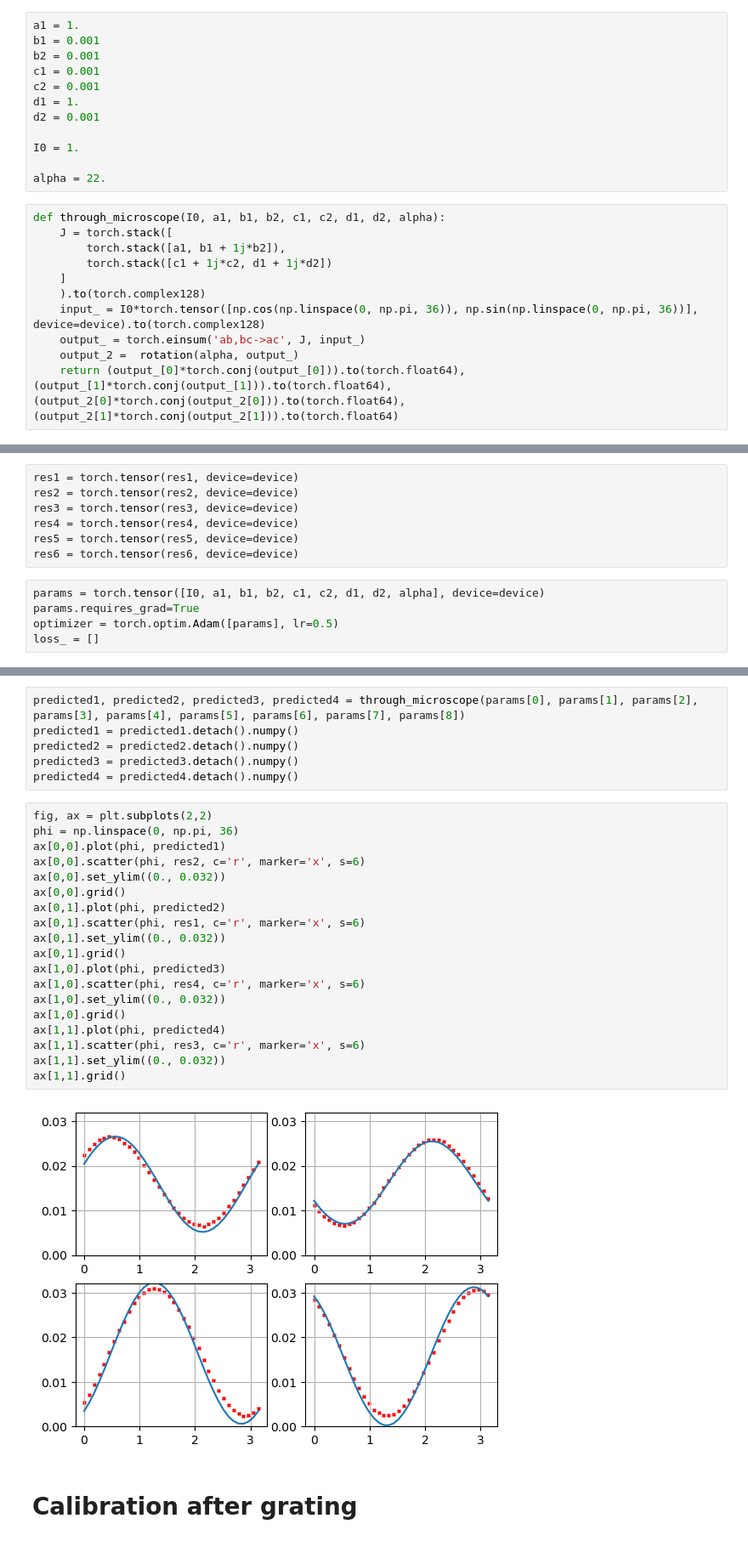
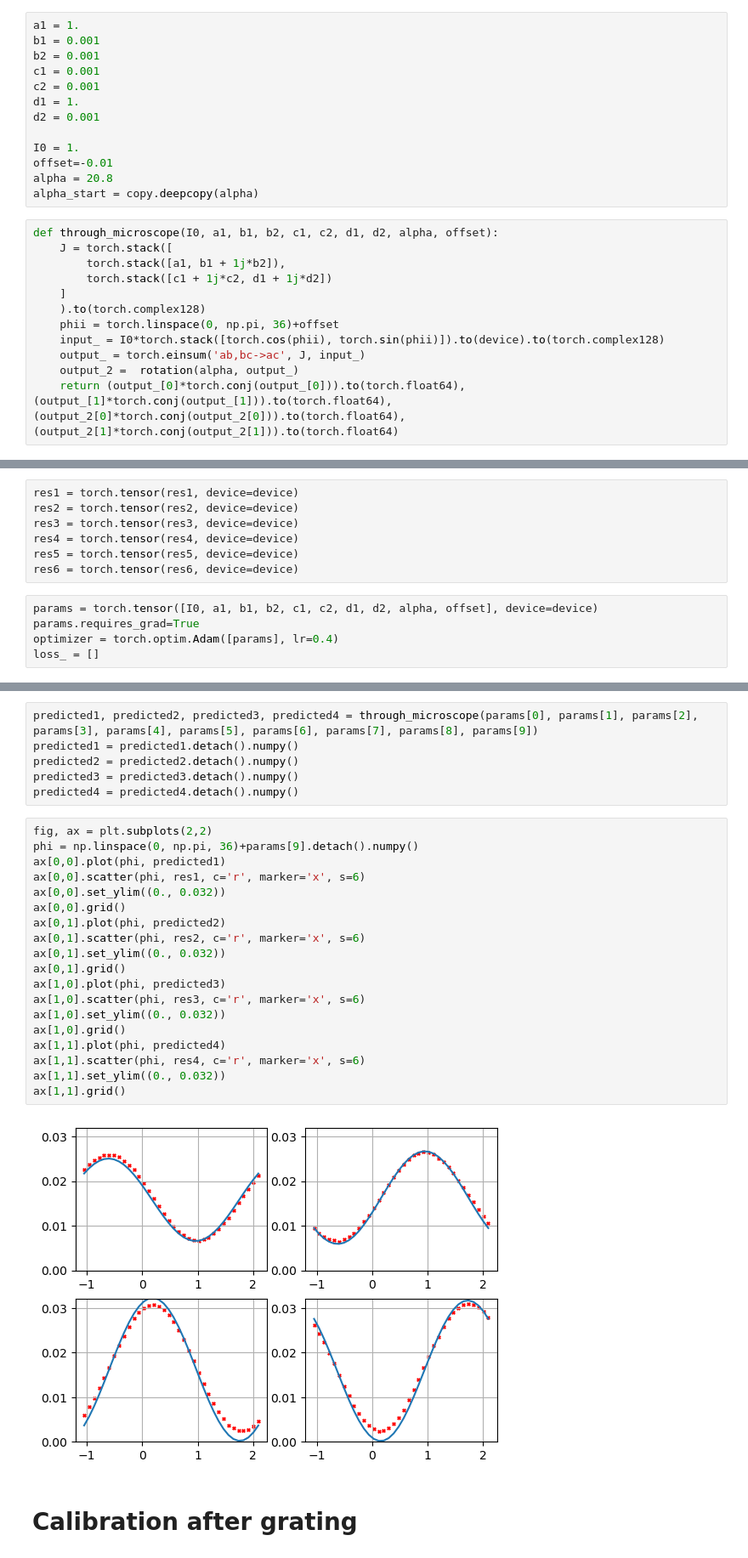
Before and after one commit to aautric/4polarMFM_these, a Jupyter notebook: Calibration_polar.ipynb, the cells around one changed output, grey strips where cells are left out. Shown at 85% size. Drawn from its saved outputs; the diff is of its cells as text.

```diff
--- a/Calibration_polar.ipynb
+++ b/Calibration_polar.ipynb
@@ -91,16 +92,18 @@ d1 = 1.
 d2 = 0.001
 
 I0 = 1.
-
-alpha = 22.
+offset=-0.01
+alpha = 20.8
+alpha_start = copy.deepcopy(alpha)
 # %%
-def through_microscope(I0, a1, b1, b2, c1, c2, d1, d2, alpha):
+def through_microscope(I0, a1, b1, b2, c1, c2, d1, d2, alpha, offset):
     J = torch.stack([
         torch.stack([a1, b1 + 1j*b2]),
         torch.stack([c1 + 1j*c2, d1 + 1j*d2])
     ]
     ).to(torch.complex128)
-    input_ = I0*torch.tensor([np.cos(np.linspace(0, np.pi, 36)), np.sin(np.linspace(0, np.pi, 36))], device=device).to(torch.complex128)
+    phii = torch.linspace(0, np.pi, 36)+offset
+    input_ = I0*torch.stack([torch.cos(phii), torch.sin(phii)]).to(device).to(torch.complex128)
     output_ = torch.einsum('ab,bc->ac', J, input_)
     output_2 =  rotation(alpha, output_)
     return (output_[0]*torch.conj(output_[0])).to(torch.float64), (output_[1]*torch.conj(output_[1])).to(torch.float64), (output_2[0]*torch.conj(output_2[0])).to(torch.float64), (output_2[1]*torch.conj(output_2[1])).to(torch.float64)
@@ -125,9 +128,9 @@ res4 = torch.tensor(res4, device=device)
 res5 = torch.tensor(res5, device=device)
 res6 = torch.tensor(res6, device=device)
 # %%
-params = torch.tensor([I0, a1, b1, b2, c1, c2, d1, d2, alpha], device=device)
+params = torch.tensor([I0, a1, b1, b2, c1, c2, d1, d2, alpha, offset], device=device)
 params.requires_grad=True
-optimizer = torch.optim.Adam([params], lr=0.5)
+optimizer = torch.optim.Adam([params], lr=0.4)
 loss_ = []
 # %%
 def loss_f(para):
@@ -177,30 +182,30 @@ tensor(0.0018, dtype=torch.float64, grad_fn=<MulBackward0>)
 # %%
-predicted1, predicted2, predicted3, predicted4 = through_microscope(params[0], params[1], params[2], params[3], params[4], params[5], params[6], params[7], params[8])
+predicted1, predicted2, predicted3, predicted4 = through_microscope(params[0], params[1], params[2], params[3], params[4], params[5], params[6], params[7], params[8], params[9])
 predicted1 = predicted1.detach().numpy()
 predicted2 = predicted2.detach().numpy()
 predicted3 = predicted3.detach().numpy()
 predicted4 = predicted4.detach().numpy()
 # %%
 fig, ax = plt.subplots(2,2)
-phi = np.linspace(0, np.pi, 36)
+phi = np.linspace(0, np.pi, 36)+params[9].detach().numpy()
 ax[0,0].plot(phi, predicted1)
-ax[0,0].scatter(phi, res2, c='r', marker='x', s=6)
+ax[0,0].scatter(phi, res1, c='r', marker='x', s=6)
 ax[0,0].set_ylim((0., 0.032))
 ax[0,0].grid()
 ax[0,1].plot(phi, predicted2)
-ax[0,1].scatter(phi, res1, c='r', marker='x', s=6)
+ax[0,1].scatter(phi, res2, c='r', marker='x', s=6)
 ax[0,1].set_ylim((0., 0.032))
 ax[0,1].grid()
 ax[1,0].plot(phi, predicted3)
-ax[1,0].scatter(phi, res4, c='r', marker='x', s=6)
+ax[1,0].scatter(phi, res3, c='r', marker='x', s=6)
 ax[1,0].set_ylim((0., 0.032))
 ax[1,0].grid()
 ax[1,1].plot(phi, predicted4)
-ax[1,1].scatter(phi, res3, c='r', marker='x', s=6)
+ax[1,1].scatter(phi, res4, c='r', marker='x', s=6)
 ax[1,1].set_ylim((0., 0.032))
 ax[1,1].grid()
 # %% [output]
-[figure, old version]
+[figure, new version]
 # %% [markdown]
 # Calibration after grating
 # %%
```
Also changed, not shown: parts of 20 cells of this notebook.
